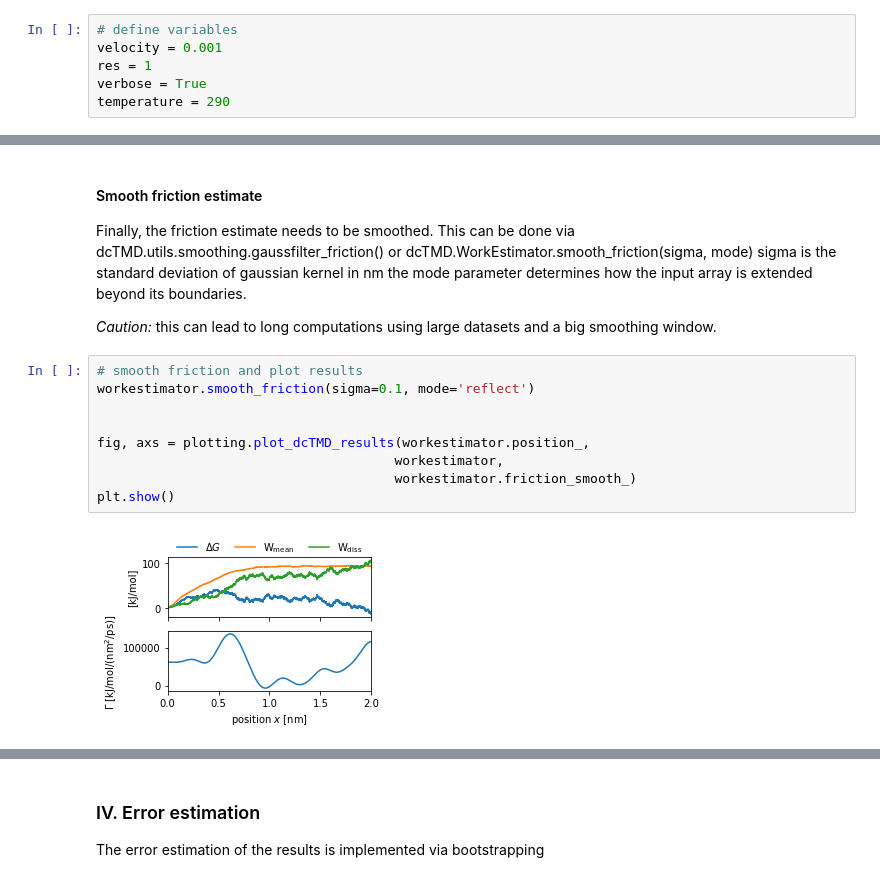
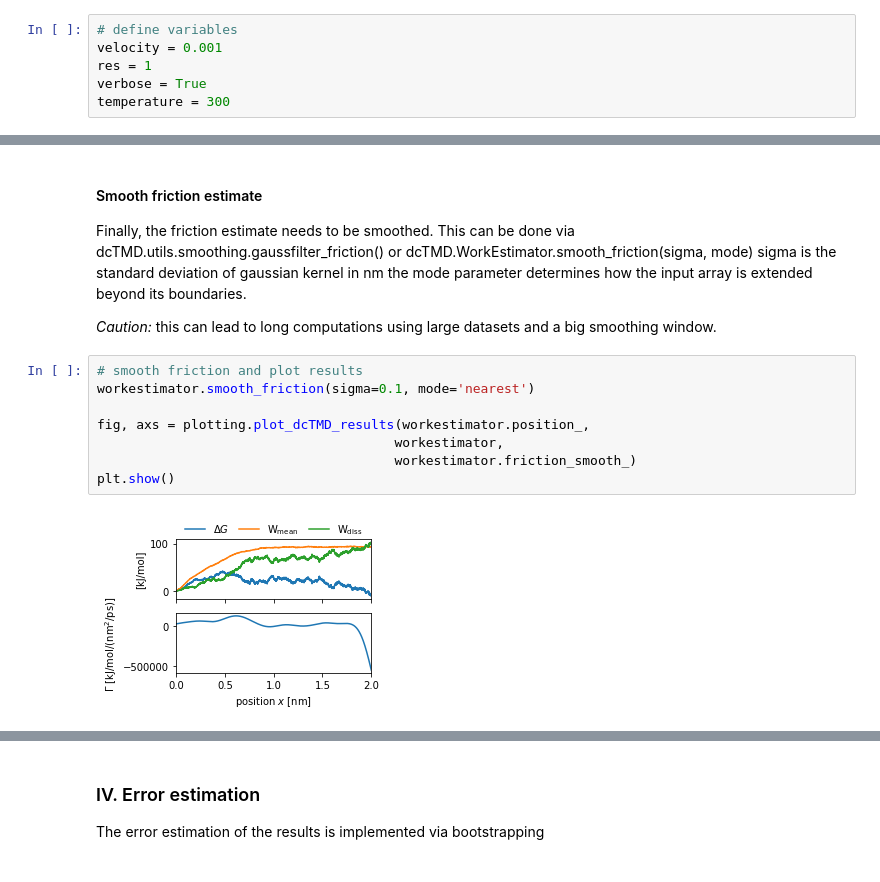
Before and after one commit to moldyn/dcTMD, a Jupyter notebook: docs/tutorials/work.ipynb, the cells around one changed output, grey strips where cells are left out. Cells and saved outputs as stored; diff of their text form.

Commit message:
add smooth friction plots

```diff
--- a/docs/tutorials/work.ipynb
+++ b/docs/tutorials/work.ipynb
@@ -28,7 +28,7 @@ from dcTMD.dcTMD import WorkEstimator
 velocity = 0.001
 res = 1
 verbose = True
-temperature = 290
+temperature = 300
 # %% [markdown]
 ### I. create work set
 
@@ -198,12 +198,11 @@ the mode parameter determines how the input array is extended beyond its boundar
 *Caution:* this can lead to long computations using large datasets and a big smoothing window.
 # %%
 # smooth friction and plot results
-workestimator.smooth_friction(sigma=0.1, mode='reflect')
-
+workestimator.smooth_friction(sigma=0.1, mode='nearest')
 
 fig, axs = plotting.plot_dcTMD_results(workestimator.position_,
                                       workestimator,
                                       workestimator.friction_smooth_)
 plt.show()
 # %% [output]
-[figure, old version]
+[figure, new version]
```
Also changed, not shown: parts of 6 cells of this notebook, 1 other file.
